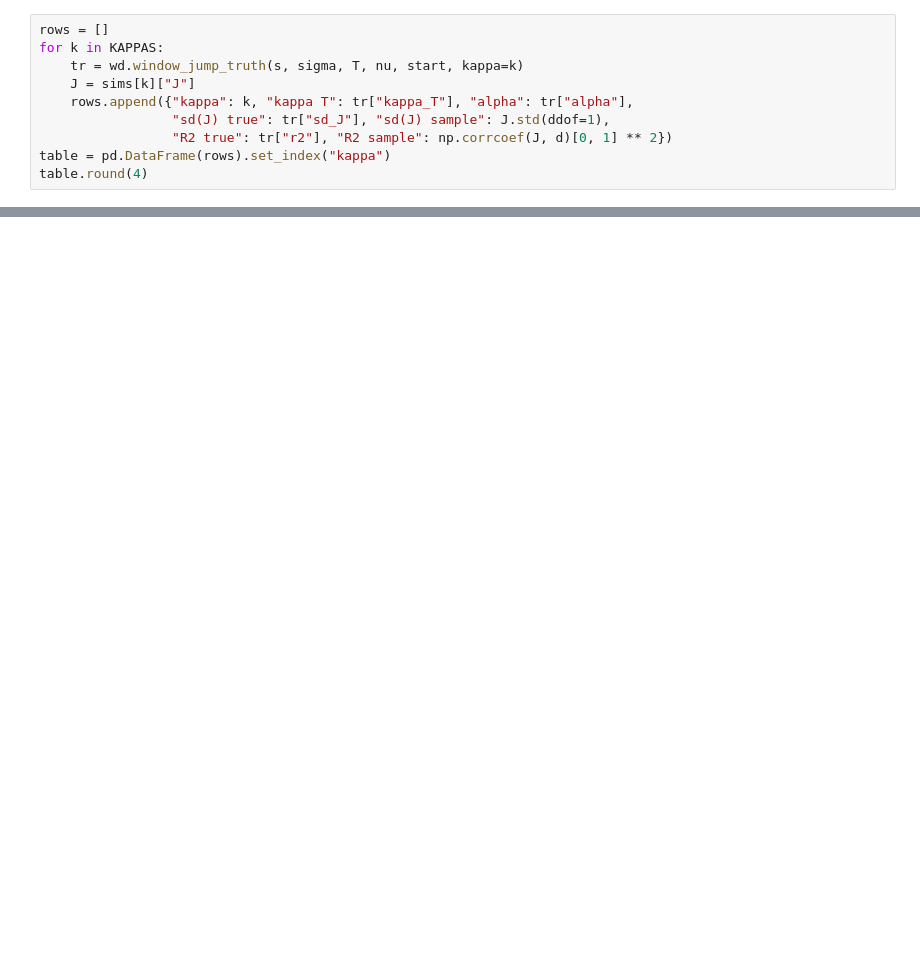
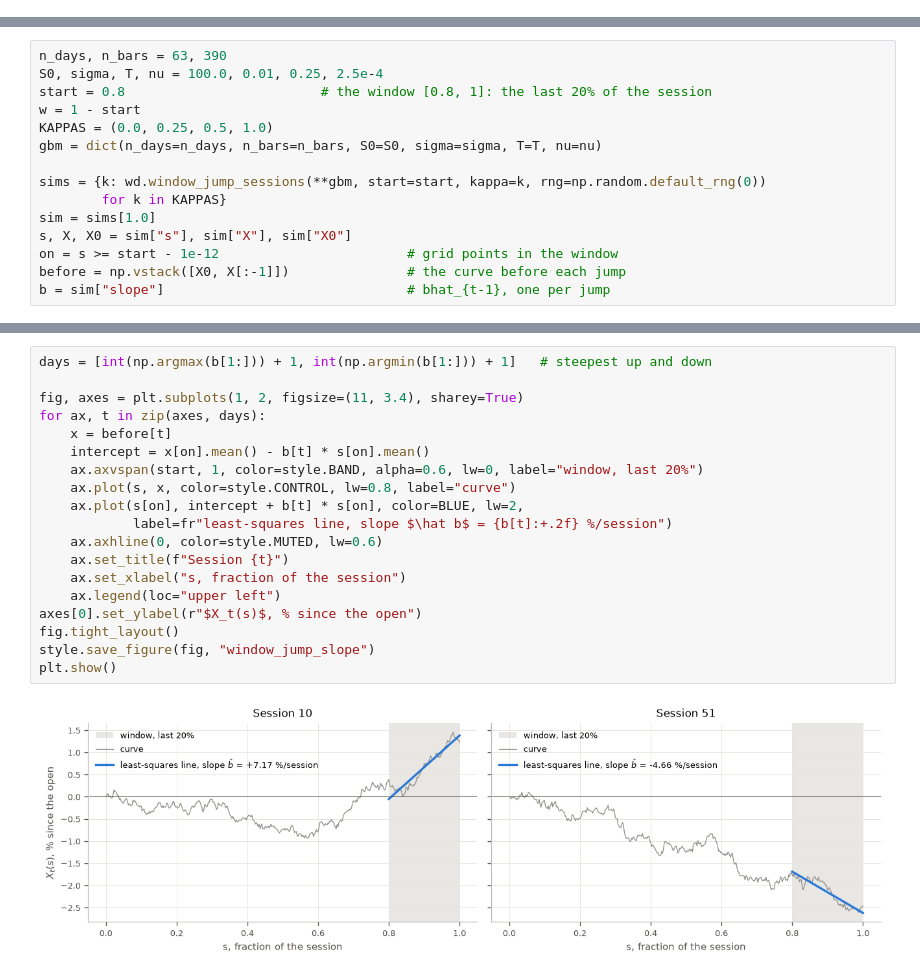
Before and after one commit to KianShayeghi/fts-research-rough, a Jupyter notebook: notebooks/window_jump_dgp.ipynb, the cells around one changed output, grey strips where cells are left out. Drawn from its saved outputs; the diff is of its cells as text; blank space fills up the shorter version.

```diff
--- a/notebooks/window_jump_dgp.ipynb
+++ b/notebooks/window_jump_dgp.ipynb
@@ -419,10 +0,0 @@ draws in each, so the jumps differ only by the signal. The "true" columns come f
-# %%
-rows = []
-for k in KAPPAS:
-    tr = wd.window_jump_truth(s, sigma, T, nu, start, kappa=k)
-    J = sims[k]["J"]
-    rows.append({"kappa": k, "kappa T": tr["kappa_T"], "alpha": tr["alpha"],
-                 "sd(J) true": tr["sd_J"], "sd(J) sample": J.std(ddof=1),
-                 "R2 true": tr["r2"], "R2 sample": np.corrcoef(J, d)[0, 1] ** 2})
-table = pd.DataFrame(rows).set_index("kappa")
-table.round(4)
@@ -659,0 +78,15 @@ Next:
+# %%
+n_days, n_bars = 63, 390
+S0, sigma, T, nu = 100.0, 0.01, 0.25, 2.5e-4
+start = 0.8                         # the window [0.8, 1]: the last 20% of the session
+w = 1 - start
+KAPPAS = (0.0, 0.25, 0.5, 1.0)
+gbm = dict(n_days=n_days, n_bars=n_bars, S0=S0, sigma=sigma, T=T, nu=nu)
+
+sims = {k: wd.window_jump_sessions(**gbm, start=start, kappa=k, rng=np.random.default_rng(0))
+        for k in KAPPAS}
+sim = sims[1.0]
+s, X, X0 = sim["s"], sim["X"], sim["X0"]
+on = s >= start - 1e-12                        # grid points in the window
+before = np.vstack([X0, X[:-1]])               # the curve before each jump
+b = sim["slope"]                               # bhat_{t-1}, one per jump
@@ -659,0 +108,21 @@ Next:
+# %%
+days = [int(np.argmax(b[1:])) + 1, int(np.argmin(b[1:])) + 1]   # steepest up and down
+
+fig, axes = plt.subplots(1, 2, figsize=(11, 3.4), sharey=True)
+for ax, t in zip(axes, days):
+    x = before[t]
+    intercept = x[on].mean() - b[t] * s[on].mean()
+    ax.axvspan(start, 1, color=style.BAND, alpha=0.6, lw=0, label="window, last 20%")
+    ax.plot(s, x, color=style.CONTROL, lw=0.8, label="curve")
+    ax.plot(s[on], intercept + b[t] * s[on], color=BLUE, lw=2,
+            label=fr"least-squares line, slope $\hat b$ = {b[t]:+.2f} %/session")
+    ax.axhline(0, color=style.MUTED, lw=0.6)
+    ax.set_title(f"Session {t}")
+    ax.set_xlabel("s, fraction of the session")
+    ax.legend(loc="upper left")
+axes[0].set_ylabel(r"$X_t(s)$, % since the open")
+fig.tight_layout()
+style.save_figure(fig, "window_jump_slope")
+plt.show()
+# %% [output]
+[figure, added]
```
Also changed, not shown: parts of 60 cells of this notebook, 6 other files.
